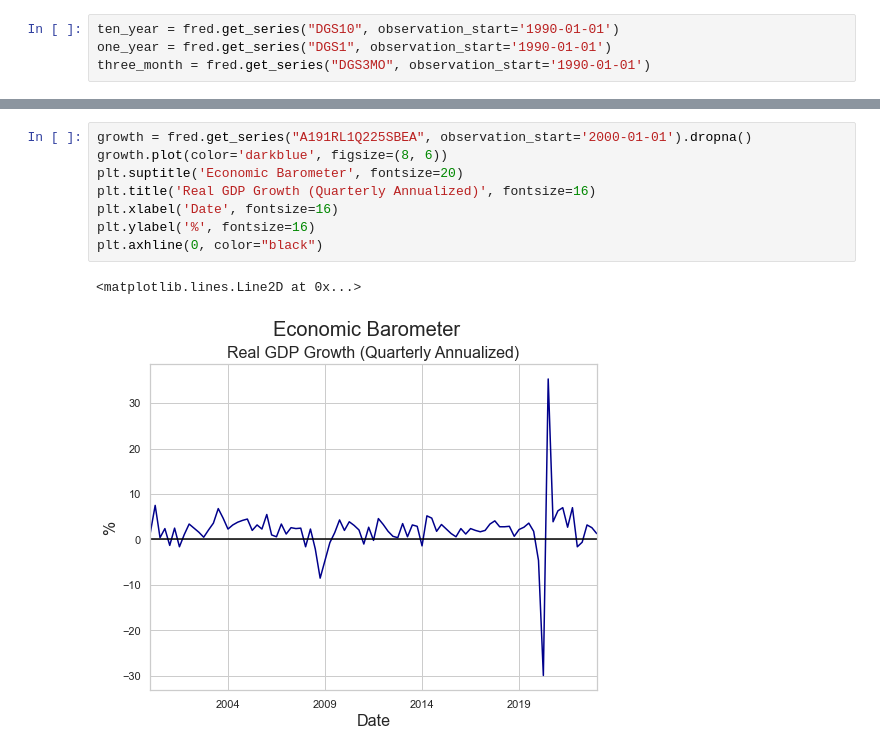
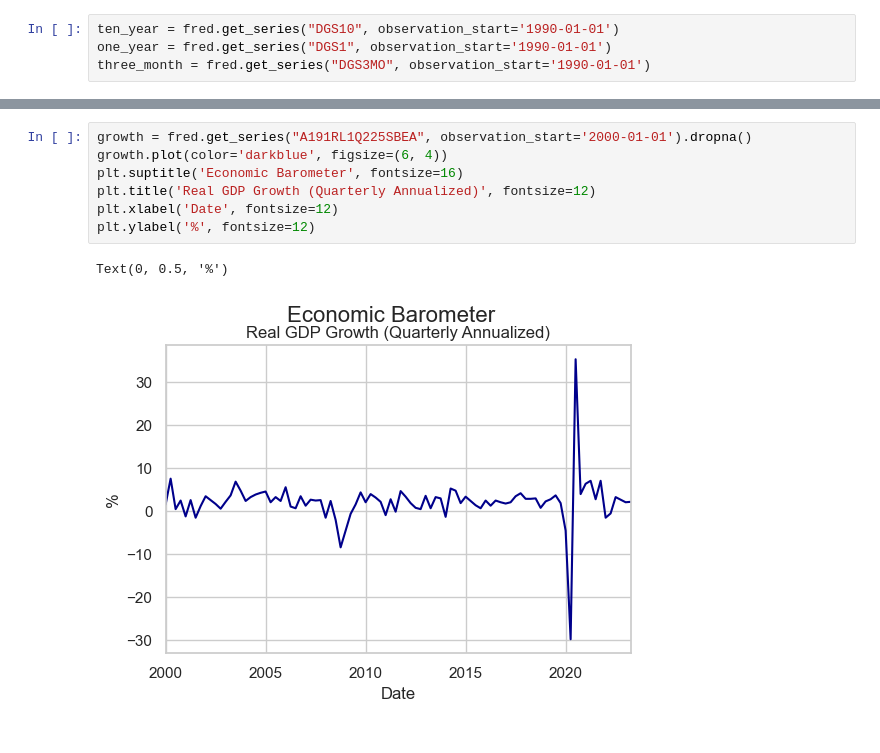
Before and after one commit to thsavage/Macroeconomic-Talking-Points, a Jupyter notebook: Macroeconomic Talking Points.ipynb, the cells around one changed output, grey strips where cells are left out. Cells and saved outputs as stored; diff of their text form.

```diff
--- a/Macroeconomic Talking Points.ipynb
+++ b/Macroeconomic Talking Points.ipynb
@@ -103,13 +95,12 @@ plt.axhline(0, color='black')
 # %%
 growth = fred.get_series("A191RL1Q225SBEA", observation_start='2000-01-01').dropna()
-growth.plot(color='darkblue', figsize=(8, 6))
-plt.suptitle('Economic Barometer', fontsize=20)
-plt.title('Real GDP Growth (Quarterly Annualized)', fontsize=16)
-plt.xlabel('Date', fontsize=16)
-plt.ylabel('%', fontsize=16)
-plt.axhline(0, color="black")
+growth.plot(color='darkblue', figsize=(6, 4))
+plt.suptitle('Economic Barometer', fontsize=16)
+plt.title('Real GDP Growth (Quarterly Annualized)', fontsize=12)
+plt.xlabel('Date', fontsize=12)
+plt.ylabel('%', fontsize=12)
 # %% [output]
-<matplotlib.lines.Line2D at 0x...>
+Text(0, 0.5, '%')
-[figure, old version]
+[figure, new version]
 # %%
 balance_sheet = fred.get_series("WALCL", observation_start='1990-01-01')
```
Also changed, not shown: parts of 20 cells of this notebook, 1 other file.
